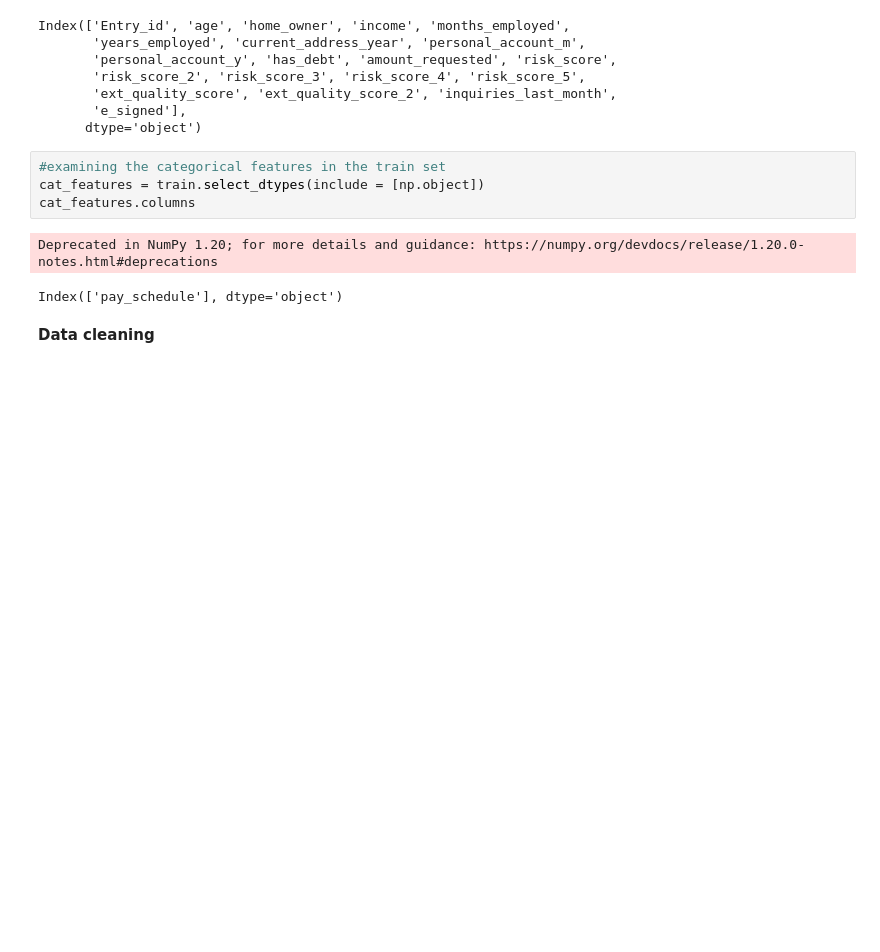
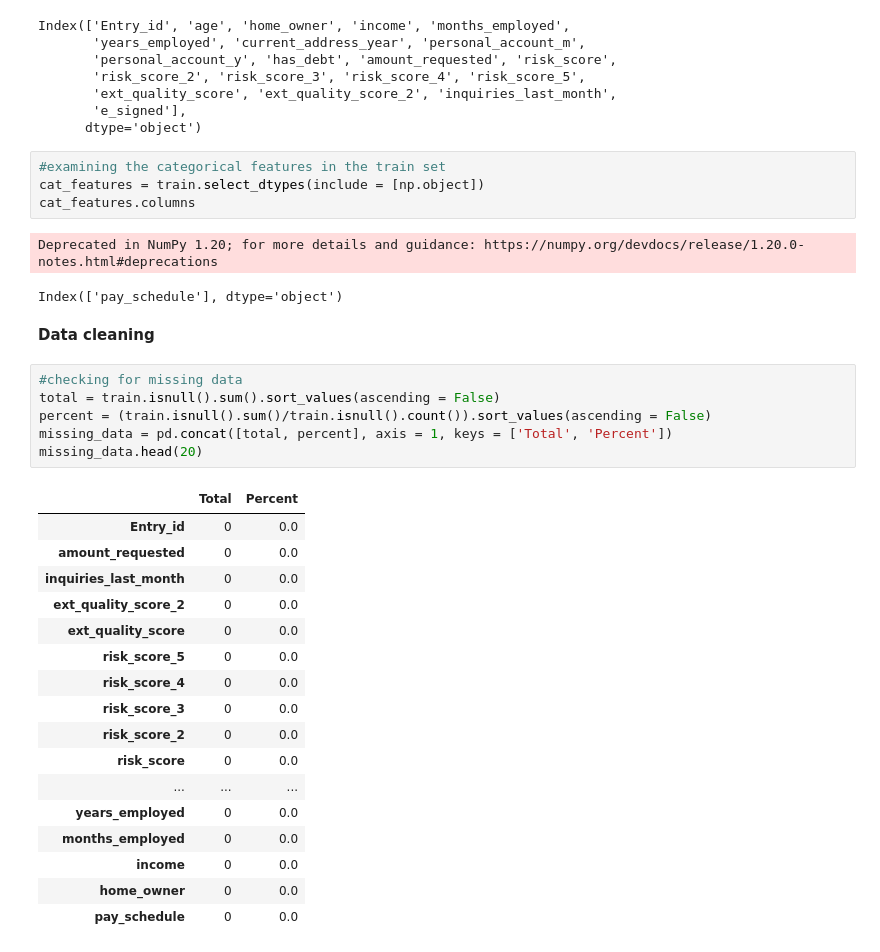
Before and after one commit to zreal135/Team_Pandas, a Jupyter notebook: Team_Pandas_DatafestAfrica_ML_Hackathon.ipynb, the cells around one changed output. Drawn from its saved outputs; the diff is of its cells as text; blank space fills up the shorter version.

```diff
--- a/Team_Pandas_DatafestAfrica_ML_Hackathon.ipynb
+++ b/Team_Pandas_DatafestAfrica_ML_Hackathon.ipynb
@@ -176,4 +177,28 @@ Deprecated in NumPy 1.20; for more details and guidance: https://numpy.org/devdo
 Index(['pay_schedule'], dtype='object')
 # %% [markdown]
 **Data cleaning**
+# %%
+#checking for missing data
+total = train.isnull().sum().sort_values(ascending = False)
+percent = (train.isnull().sum()/train.isnull().count()).sort_values(ascending = False)
+missing_data = pd.concat([total, percent], axis = 1, keys = ['Total', 'Percent'])
+missing_data.head(20)
+# %% [output]
+|  | Total | Percent |
+| Entry_id | 0 | 0.0 |
+| amount_requested | 0 | 0.0 |
+| inquiries_last_month | 0 | 0.0 |
+| ext_quality_score_2 | 0 | 0.0 |
+| ext_quality_score | 0 | 0.0 |
+| risk_score_5 | 0 | 0.0 |
+| risk_score_4 | 0 | 0.0 |
+| risk_score_3 | 0 | 0.0 |
+| risk_score_2 | 0 | 0.0 |
+| risk_score | 0 | 0.0 |
+| ... | ... | ... |
+| years_employed | 0 | 0.0 |
+| months_employed | 0 | 0.0 |
+| income | 0 | 0.0 |
+| home_owner | 0 | 0.0 |
+| pay_schedule | 0 | 0.0 |
 # %%
```
Also changed, not shown: parts of 3 cells of this notebook.
